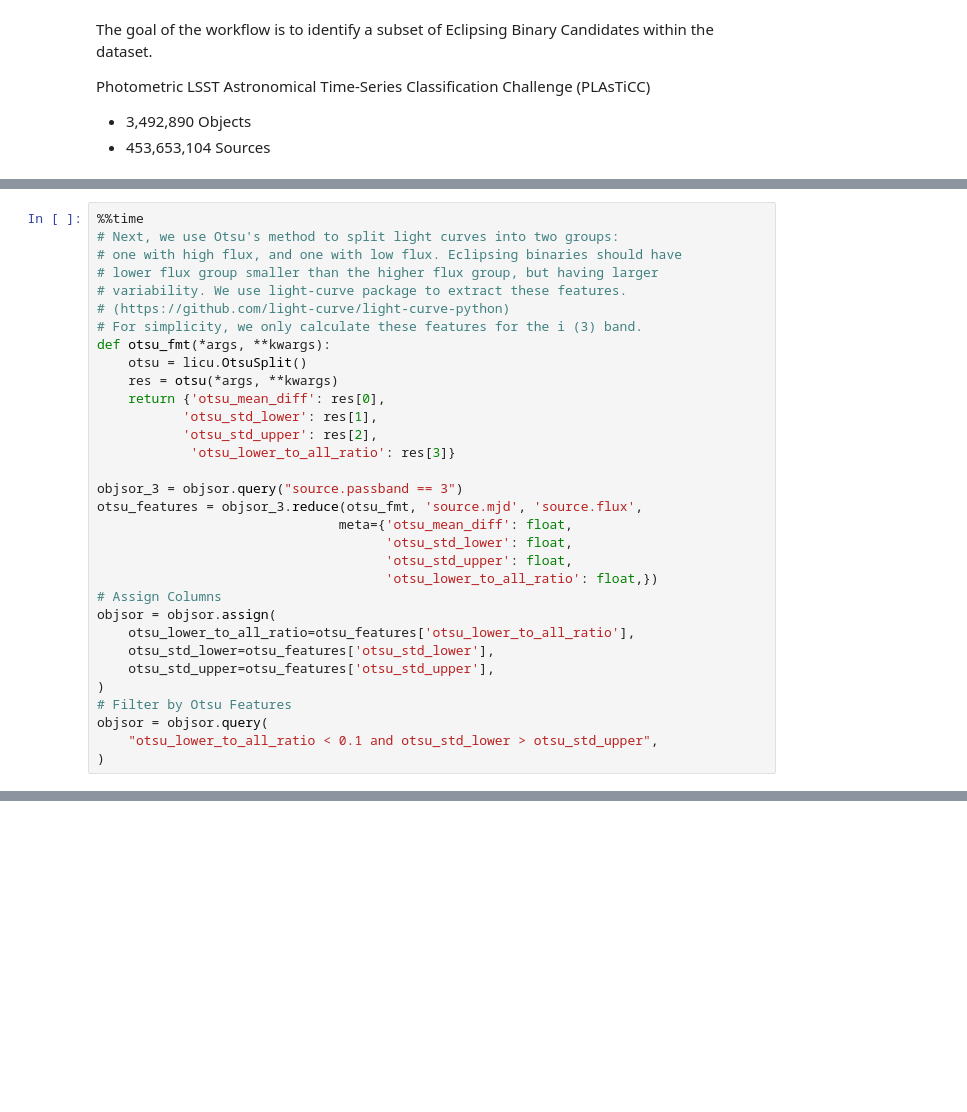
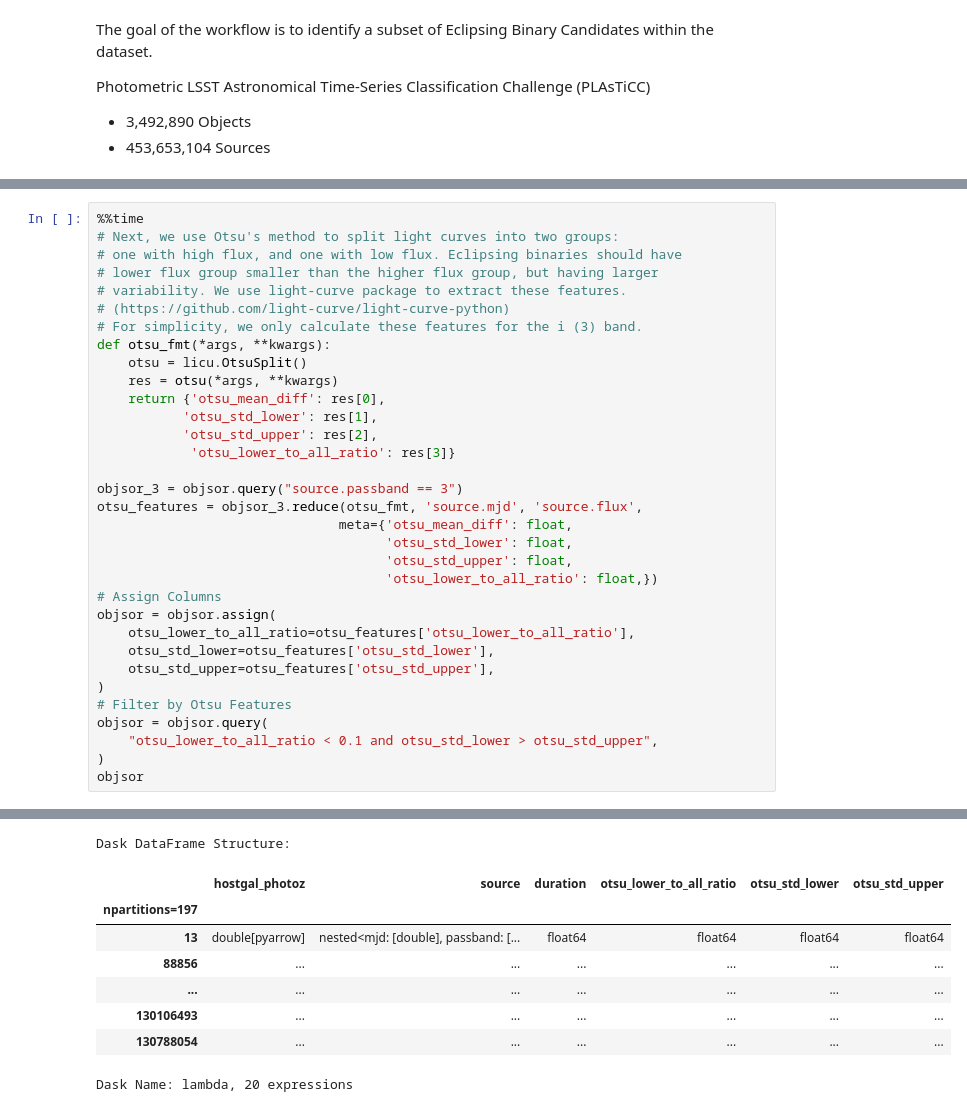
Before and after one commit to lincc-frameworks/notebooks_lf, a Jupyter notebook: nested-pandas-mvp/nested_lincc_tech_talk.ipynb, the cells around one changed output, grey strips where cells are left out. Saved outputs shown, nothing was run; the diff lists cells and outputs as text; blank space fills up the shorter version.

```diff
--- a/nested-pandas-mvp/nested_lincc_tech_talk.ipynb
+++ b/nested-pandas-mvp/nested_lincc_tech_talk.ipynb
@@ -381,4 +397,5 @@ objsor = objsor.assign(
 objsor = objsor.query(
     "otsu_lower_to_all_ratio < 0.1 and otsu_std_lower > otsu_std_upper",
 )
+objsor
 # %% [output]
@@ -387,3 +404,12 @@ Wall time: 38.7 ms
+Dask DataFrame Structure:
+|  | hostgal_photoz | source | duration | otsu_lower_to_all_ratio | otsu_std_lower | otsu_std_upper |
+| npartitions=197 |  |  |  |  |  |  |
+| 13 | double[pyarrow] | nested<mjd: [double], passband: [... | float64 | float64 | float64 | float64 |
+| 88856 | ... | ... | ... | ... | ... | ... |
+| ... | ... | ... | ... | ... | ... | ... |
+| 130106493 | ... | ... | ... | ... | ... | ... |
+| 130788054 | ... | ... | ... | ... | ... | ... |
+Dask Name: lambda, 20 expressions
 # %%
 %%time
 objsor.compute()
```
Also changed, not shown: parts of 11 cells of this notebook.
